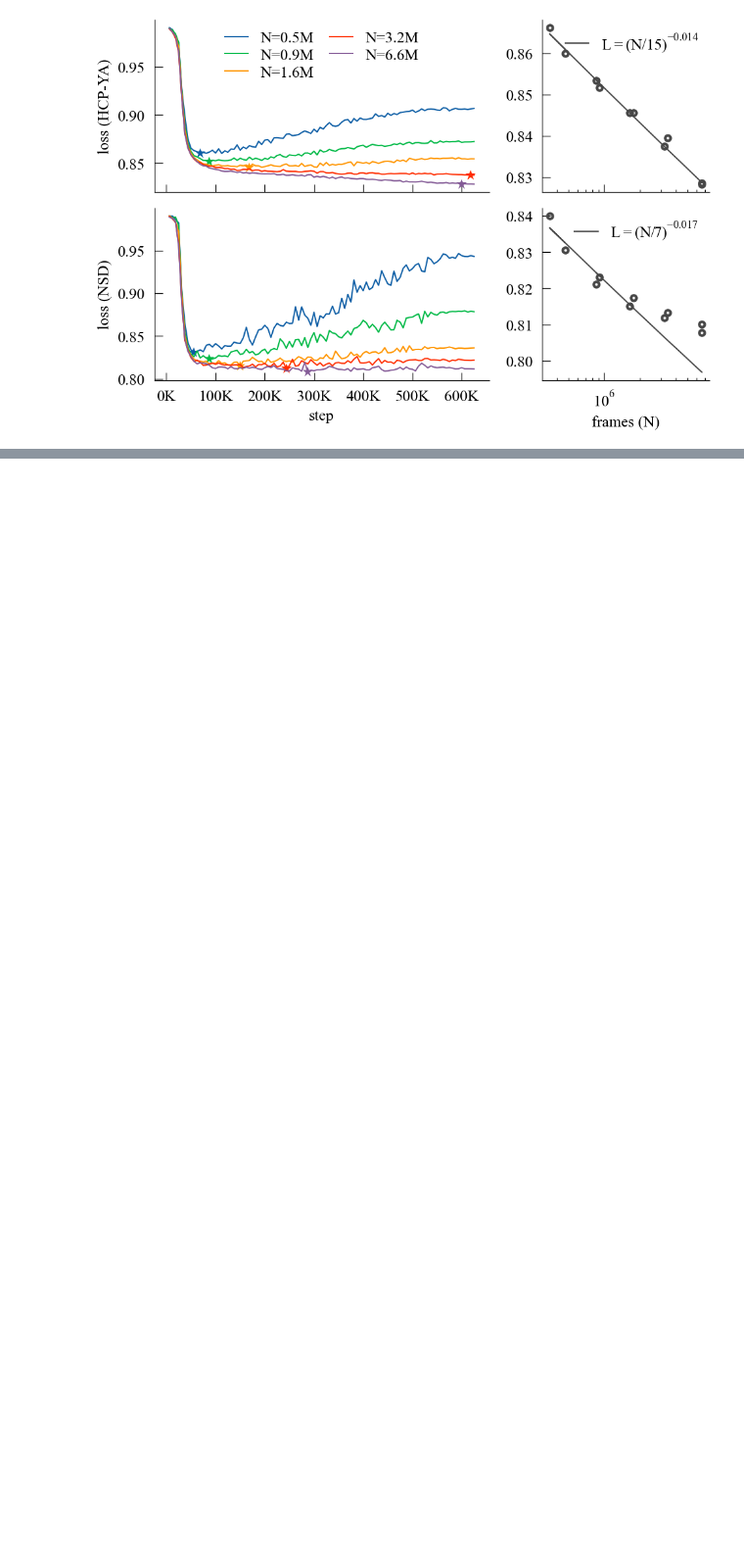
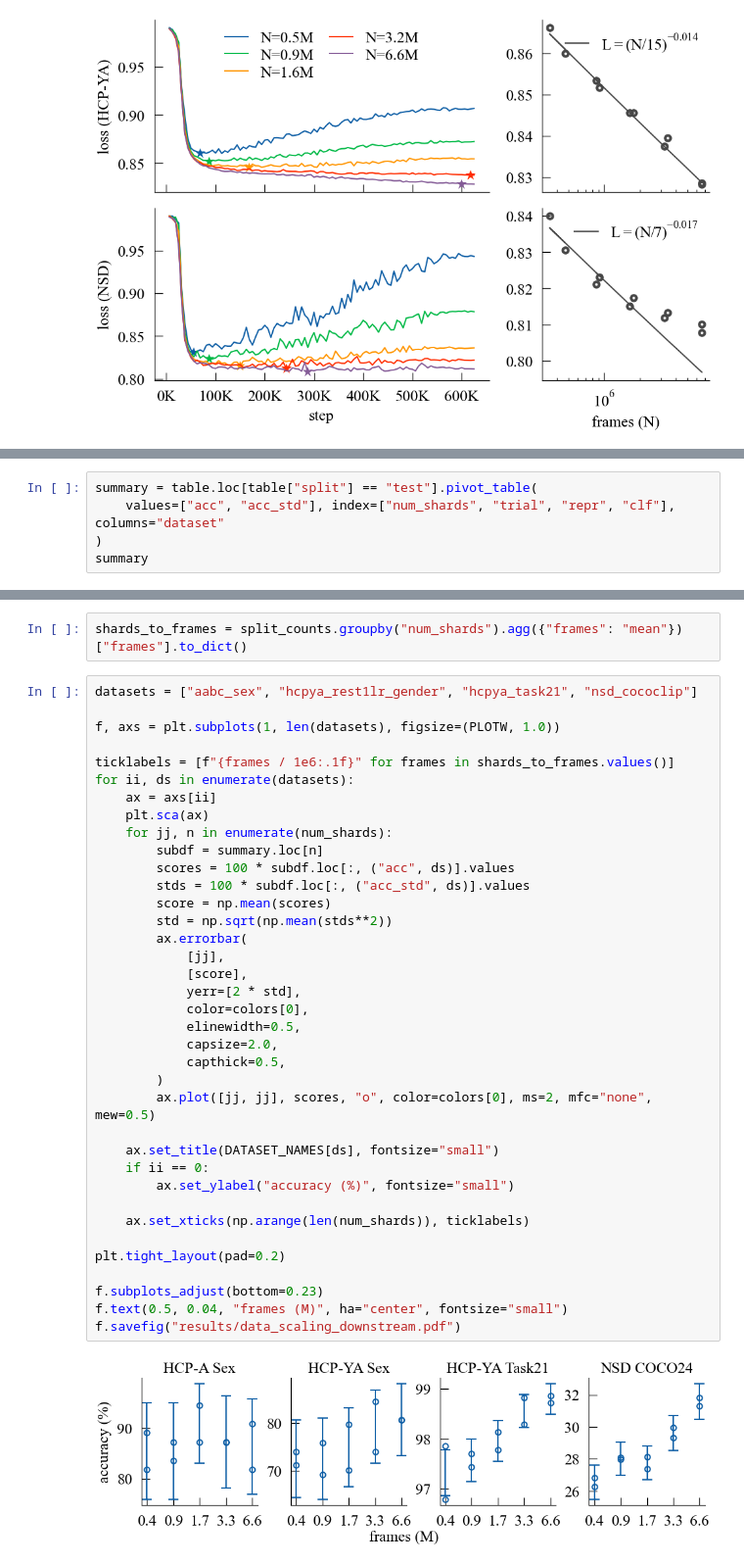
Before and after one commit to MedARC-AI/CortexMAE, a Jupyter notebook: experiments/data_scaling/data_scaling_analysis.ipynb, the cells around one changed output, grey strips where cells are left out. Shown at 98% size. Drawn from its saved outputs; the diff is of its cells as text; blank space fills up the shorter version.

Commit message:
update analysis notebooks and results

```diff
--- a/experiments/data_scaling/data_scaling_analysis.ipynb
+++ b/experiments/data_scaling/data_scaling_analysis.ipynb
@@ -321,0 +347,5 @@ f.savefig("results/data_scaling.pdf")
+# %%
+summary = table.loc[table["split"] == "test"].pivot_table(
+    values=["acc", "acc_std"], index=["num_shards", "trial", "repr", "clf"], columns="dataset"
+)
+summary
@@ -321,0 +386,41 @@ f.savefig("results/data_scaling.pdf")
+# %%
+shards_to_frames = split_counts.groupby("num_shards").agg({"frames": "mean"})["frames"].to_dict()
+# %%
+datasets = ["aabc_sex", "hcpya_rest1lr_gender", "hcpya_task21", "nsd_cococlip"]
+
+f, axs = plt.subplots(1, len(datasets), figsize=(PLOTW, 1.0))
+
+ticklabels = [f"{frames / 1e6:.1f}" for frames in shards_to_frames.values()]
+for ii, ds in enumerate(datasets):
+    ax = axs[ii]
+    plt.sca(ax)
+    for jj, n in enumerate(num_shards):
+        subdf = summary.loc[n]
+        scores = 100 * subdf.loc[:, ("acc", ds)].values
+        stds = 100 * subdf.loc[:, ("acc_std", ds)].values
+        score = np.mean(scores)
+        std = np.sqrt(np.mean(stds**2))
+        ax.errorbar(
+            [jj],
+            [score],
+            yerr=[2 * std],
+            color=colors[0],
+            elinewidth=0.5,
+            capsize=2.0,
+            capthick=0.5,
+        )
+        ax.plot([jj, jj], scores, "o", color=colors[0], ms=2, mfc="none", mew=0.5)
+
+    ax.set_title(DATASET_NAMES[ds], fontsize="small")
+    if ii == 0:
+        ax.set_ylabel("accuracy (%)", fontsize="small")
+
+    ax.set_xticks(np.arange(len(num_shards)), ticklabels)
+
+plt.tight_layout(pad=0.2)
+
+f.subplots_adjust(bottom=0.23)
+f.text(0.5, 0.04, "frames (M)", ha="center", fontsize="small")
+f.savefig("results/data_scaling_downstream.pdf")
+# %% [output]
+[figure, added]
```
Also changed, not shown: parts of 4 cells of this notebook, 7 other files.
